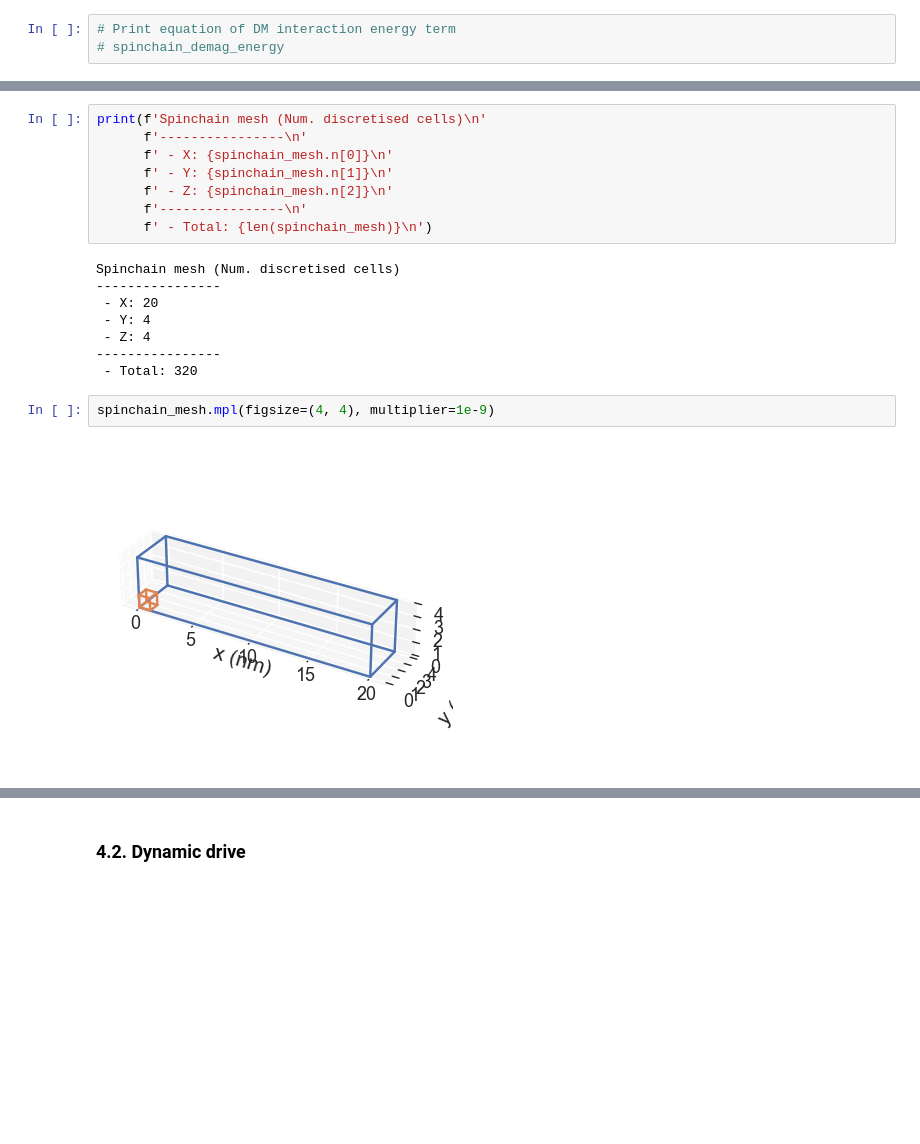
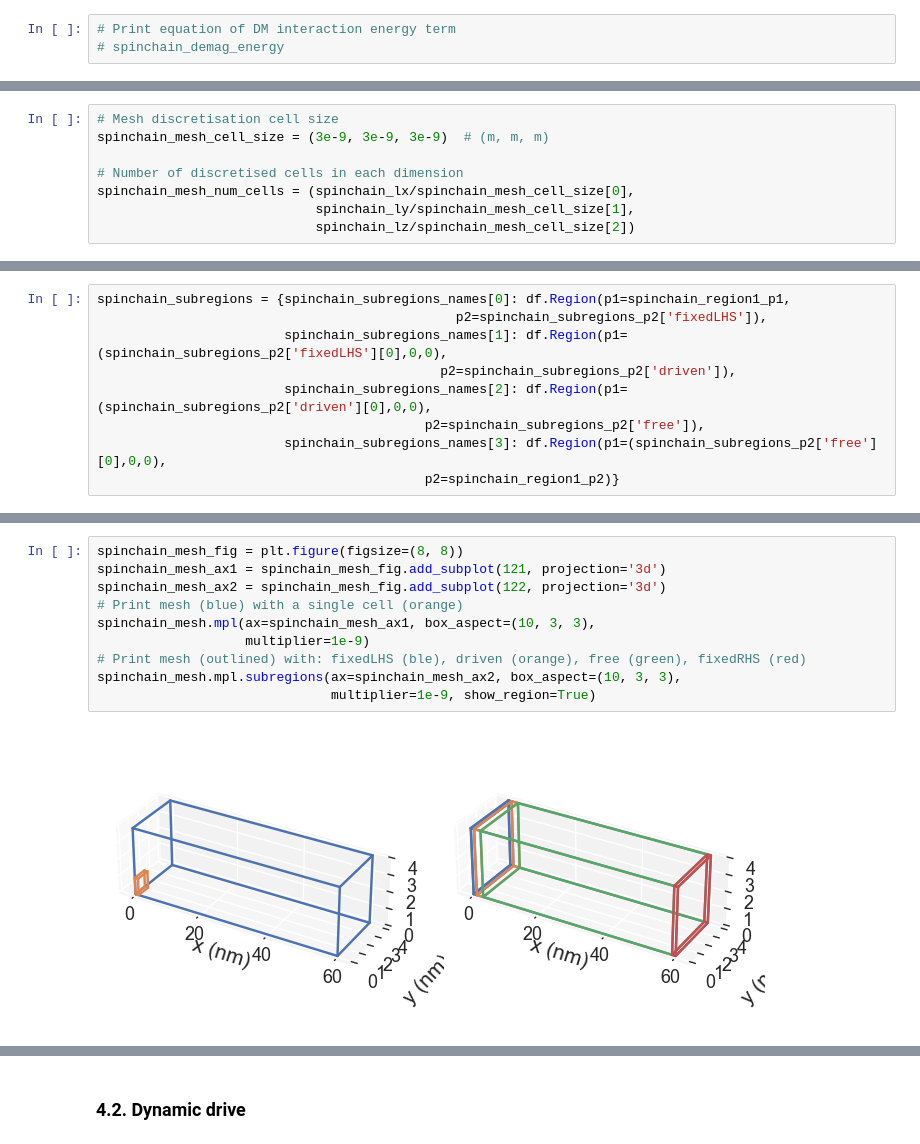
Before and after one commit to cameronmceleney/Ubermag, a Jupyter notebook: include/spinchain_replicate.ipynb, the cells around one changed output, grey strips where cells are left out. Drawn from its saved outputs; the diff is of its cells as text; blank space fills up the shorter version.

```diff
--- a/include/spinchain_replicate.ipynb
+++ b/include/spinchain_replicate.ipynb
@@ -205,0 +362,8 @@ spinchain_region = df.Region(p1=spinchain_region_p1, p2=spinchain_region_p2)
+# %%
+# Mesh discretisation cell size
+spinchain_mesh_cell_size = (3e-9, 3e-9, 3e-9)  # (m, m, m)
+
+# Number of discretised cells in each dimension
+spinchain_mesh_num_cells = (spinchain_lx/spinchain_mesh_cell_size[0],
+                            spinchain_ly/spinchain_mesh_cell_size[1],
+                            spinchain_lz/spinchain_mesh_cell_size[2])
@@ -206 +395,10 @@ spinchain_region = df.Region(p1=spinchain_region_p1, p2=spinchain_region_p2)
+# %%
+spinchain_subregions = {spinchain_subregions_names[0]: df.Region(p1=spinchain_region1_p1,
+                                              p2=spinchain_subregions_p2['fixedLHS']),
+                        spinchain_subregions_names[1]: df.Region(p1=(spinchain_subregions_p2['fixedLHS'][0],0,0),
+                                            p2=spinchain_subregions_p2['driven']),
+                        spinchain_subregions_names[2]: df.Region(p1=(spinchain_subregions_p2['driven'][0],0,0),
+                                          p2=spinchain_subregions_p2['free']),
+                        spinchain_subregions_names[3]: df.Region(p1=(spinchain_subregions_p2['free'][0],0,0),
+                                          p2=spinchain_region1_p2)}
 # %% [markdown]
@@ -213,21 +438,13 @@ spinchain_mesh = df.Mesh(region=spinchain_region, cell=spinchain_mesh_cell_size)
 # %%
-print(f'Spinchain mesh (Num. discretised cells)\n'
-      f'----------------\n'
-      f' - X: {spinchain_mesh.n[0]}\n'
-      f' - Y: {spinchain_mesh.n[1]}\n'
-      f' - Z: {spinchain_mesh.n[2]}\n'
-      f'----------------\n'
-      f' - Total: {len(spinchain_mesh)}\n')
+spinchain_mesh_fig = plt.figure(figsize=(8, 8))
+spinchain_mesh_ax1 = spinchain_mesh_fig.add_subplot(121, projection='3d')
+spinchain_mesh_ax2 = spinchain_mesh_fig.add_subplot(122, projection='3d')
+# Print mesh (blue) with a single cell (orange)
+spinchain_mesh.mpl(ax=spinchain_mesh_ax1, box_aspect=(10, 3, 3),
+                   multiplier=1e-9)
+# Print mesh (outlined) with: fixedLHS (ble), driven (orange), free (green), fixedRHS (red)
+spinchain_mesh.mpl.subregions(ax=spinchain_mesh_ax2, box_aspect=(10, 3, 3),
+                              multiplier=1e-9, show_region=True)
 # %% [output]
-Spinchain mesh (Num. discretised cells)
-----------------
- - X: 20
- - Y: 4
- - Z: 4
-----------------
- - Total: 320
+[figure, added]
-# %%
-spinchain_mesh.mpl(figsize=(4, 4), multiplier=1e-9)
-# %% [output]
-[figure, removed]
 # %% [markdown]
```
Also changed, not shown: parts of 132 cells of this notebook, 40 other files.
